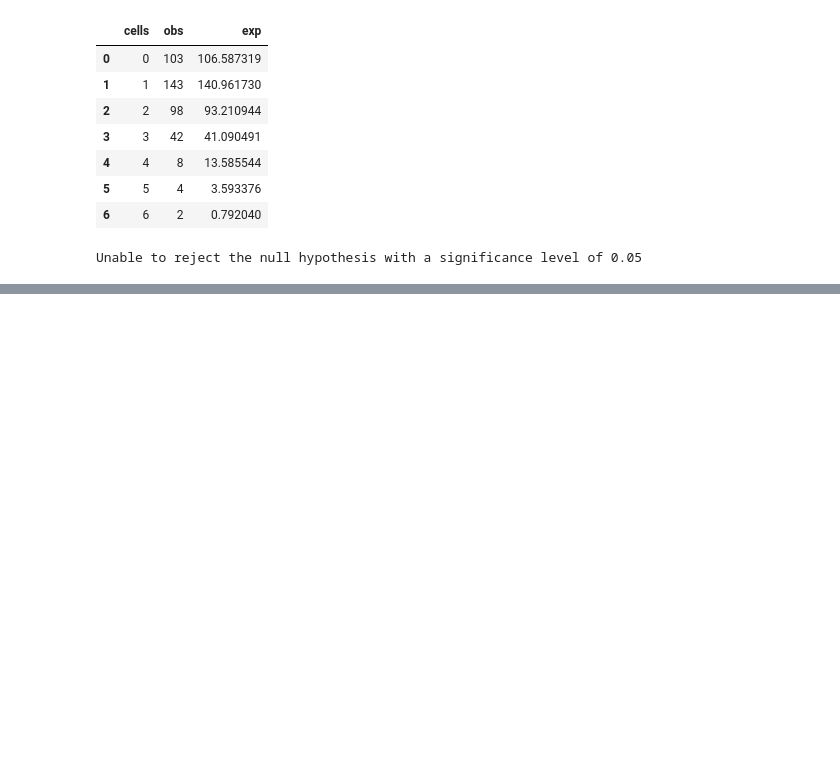
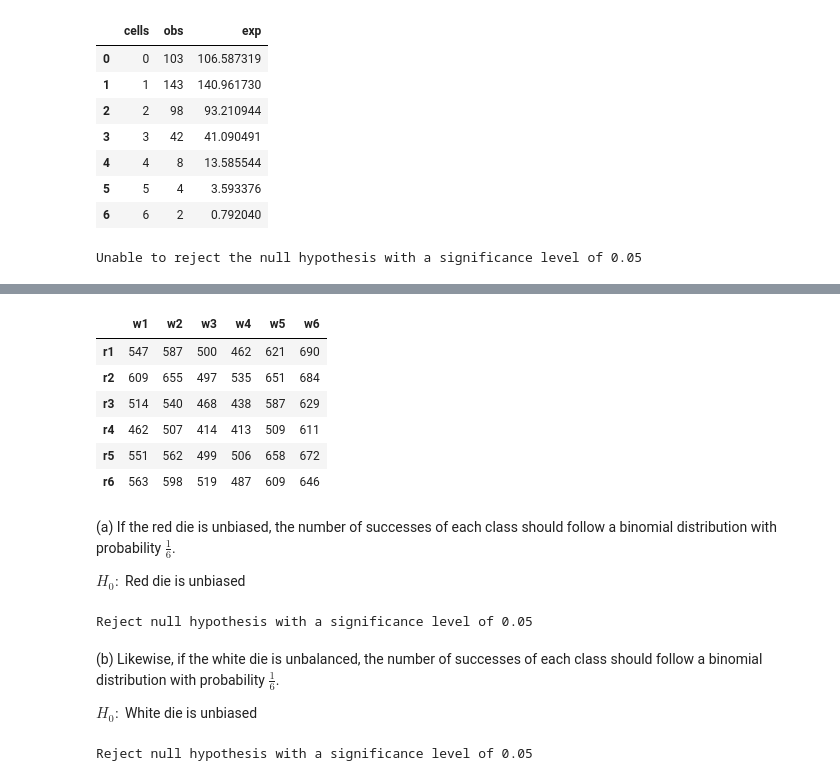
Before and after one commit to ArturoSbr/Principles-of-Statistics-MG-Bulmer-1965, a Jupyter notebook: 9_tests_of_significance.ipynb, the cells around one changed output, grey strips where cells are left out. Drawn from its saved outputs; the diff is of its cells as text; code cells hidden in the pictures; blank space fills up the shorter version.

```diff
--- a/9_tests_of_significance.ipynb
+++ b/9_tests_of_significance.ipynb
@@ -347,0 +445,49 @@ Unable to reject the null hypothesis with a significance level of 0.05
+# %%
+df = pd.DataFrame({'w1':[547,609,514,462,551,563], 'w2':[587,655,540,507,562,598],
+                   'w3':[500,497,468,414,499,519], 'w4':[462,535,438,413,506,487],
+                   'w5':[621,651,587,509,658,609], 'w6':[690,684,629,611,672,646]},
+                  index=['r1','r2','r3','r4','r5','r6'])
+df
+# %% [output]
+|  | w1 | w2 | w3 | w4 | w5 | w6 |
+| r1 | 547 | 587 | 500 | 462 | 621 | 690 |
+| r2 | 609 | 655 | 497 | 535 | 651 | 684 |
+| r3 | 514 | 540 | 468 | 438 | 587 | 629 |
+| r4 | 462 | 507 | 414 | 413 | 509 | 611 |
+| r5 | 551 | 562 | 499 | 506 | 658 | 672 |
+| r6 | 563 | 598 | 519 | 487 | 609 | 646 |
+# %% [markdown]
+(a) If the red die is unbiased, the number of successes of each class should follow a binomial distribution with probability $\frac{1}{6}$.
+
+$H_0:$ Red die is unbiased
+# %%
+# Number of observations
+n = df.sum().sum()
+
+# Get observed and expected marginal distributions
+red = df.sum().to_frame().rename(columns={0:'obs'})
+red['exp'] = n / 6
+
+# Chi-square test
+chi2_test = stats.chisquare(red['obs'], red['exp'], ddof=0)
+
+# Test H_0
+test(alpha=0.05, p_value=chi2_test[1])
+# %% [output]
+Reject null hypothesis with a significance level of 0.05
+# %% [markdown]
+(b) Likewise, if the white die is unbalanced, the number of successes of each class should follow a binomial distribution with probability $\frac{1}{6}$.
+
+$H_0:$ White die is unbiased
+# %%
+# Get observed and expected marginal distributions
+white = df.sum().to_frame().rename(columns={0:'obs'})
+white['exp'] = n / 6
+
+# Chi-square test
+chi2_test = stats.chisquare(f_obs=white['obs'], f_exp=white['exp'], ddof=0)
+
+# Test H_0
+test(alpha=0.05, p_value=chi2_test[1])
+# %% [output]
+Reject null hypothesis with a significance level of 0.05
```
Also changed, not shown: parts of 26 cells of this notebook.
